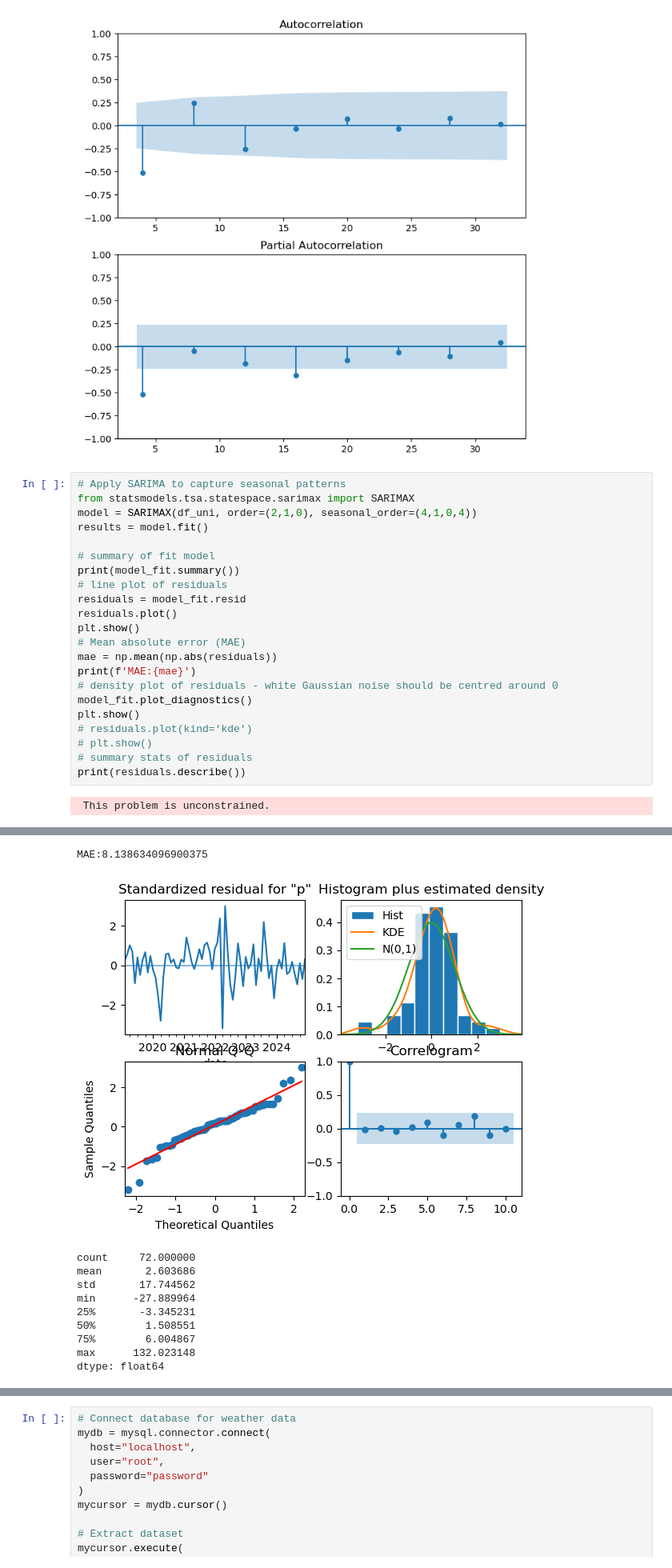
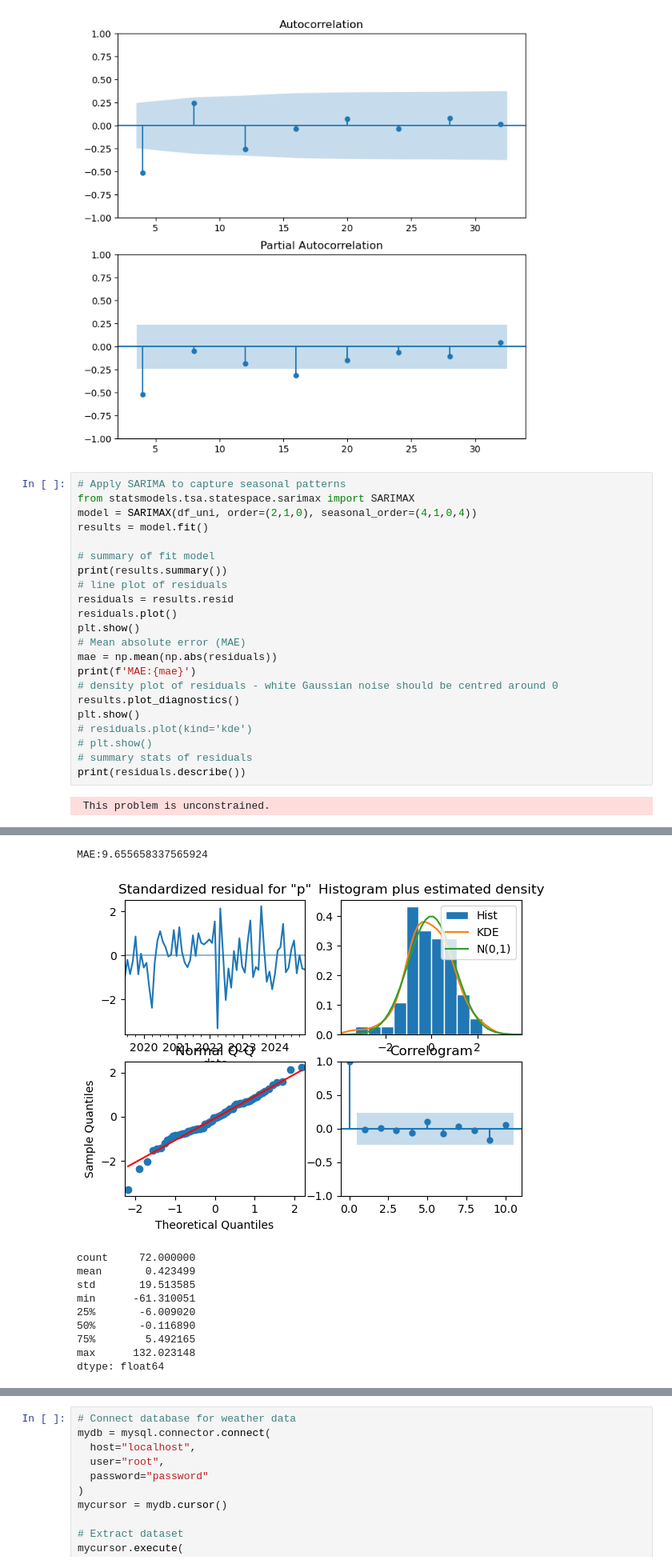
Before and after one commit to moscmh/portfolio, a Jupyter notebook: Time_Series/Perth_Fuel_Forecast/perth_fuel.ipynb, the cells around one changed output, grey strips where cells are left out. Shown at 80% size. Drawn from its saved outputs; the diff is of its cells as text.

```diff
--- a/Time_Series/Perth_Fuel_Forecast/perth_fuel.ipynb
+++ b/Time_Series/Perth_Fuel_Forecast/perth_fuel.ipynb
@@ -395,16 +395,16 @@ model = SARIMAX(df_uni, order=(2,1,0), seasonal_order=(4,1,0,4))
 results = model.fit()
 
 # summary of fit model
-print(model_fit.summary())
+print(results.summary())
 # line plot of residuals
-residuals = model_fit.resid
+residuals = results.resid
 residuals.plot()
 plt.show()
 # Mean absolute error (MAE)
 mae = np.mean(np.abs(residuals))
 print(f'MAE:{mae}')
 # density plot of residuals - white Gaussian noise should be centred around 0
-model_fit.plot_diagnostics()
+results.plot_diagnostics()
 plt.show()
 # residuals.plot(kind='kde')
 # plt.show()
@@ -433,11 +433,11 @@ Warnings:
-MAE:8.138634096900375
+MAE:9.655658337565924
-[figure, old version]
+[figure, new version]
 count     72.000000
-mean       2.603686
-std       17.744562
-min      -27.889964
-25%       -3.345231
-50%        1.508551
-75%        6.004867
+mean       0.423499
+std       19.513585
+min      -61.310051
+25%       -6.009020
+50%       -0.116890
+75%        5.492165
 max      132.023148
 dtype: float64
```
Also changed, not shown: parts of 4 cells of this notebook, 1 other file.
